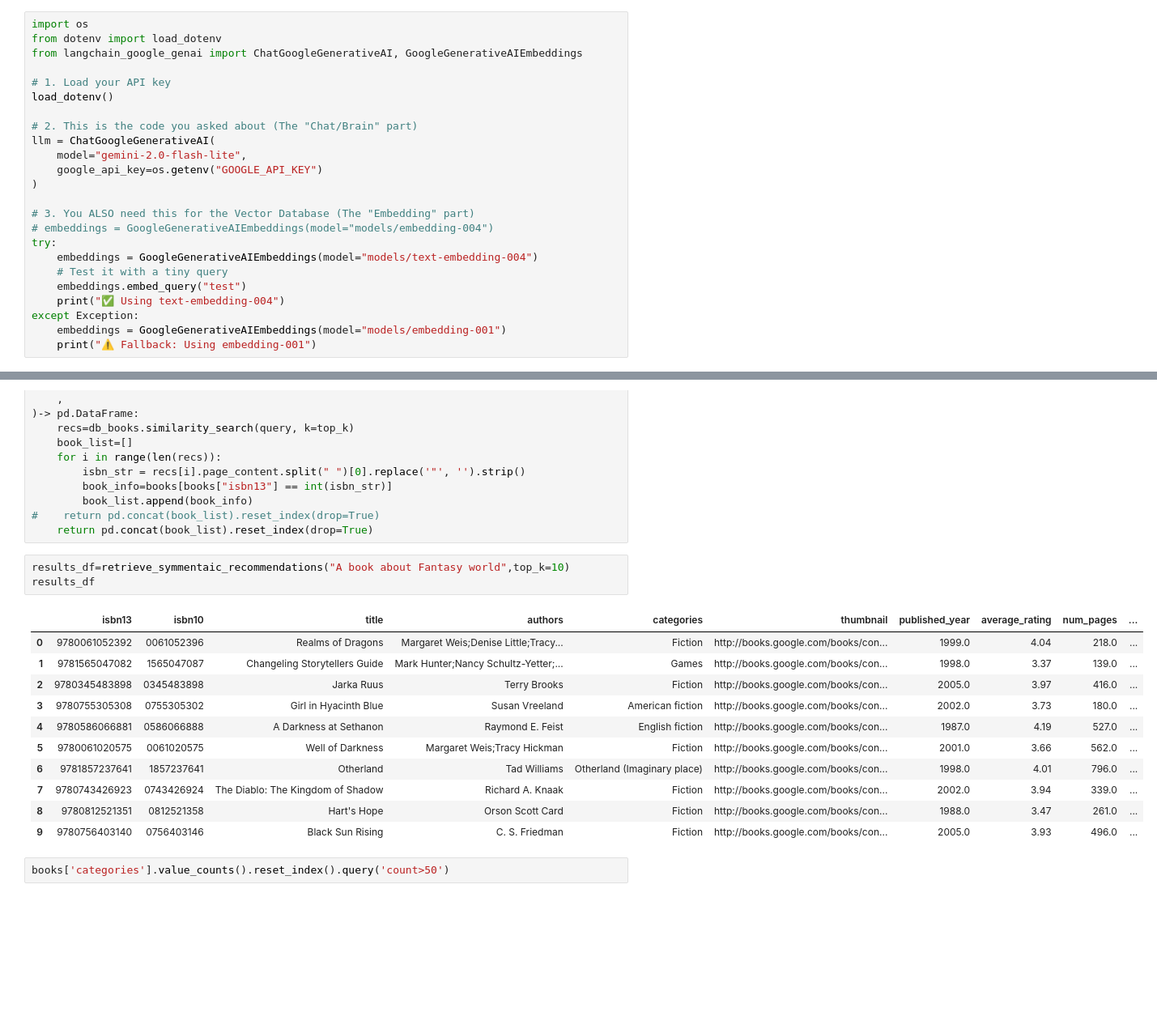
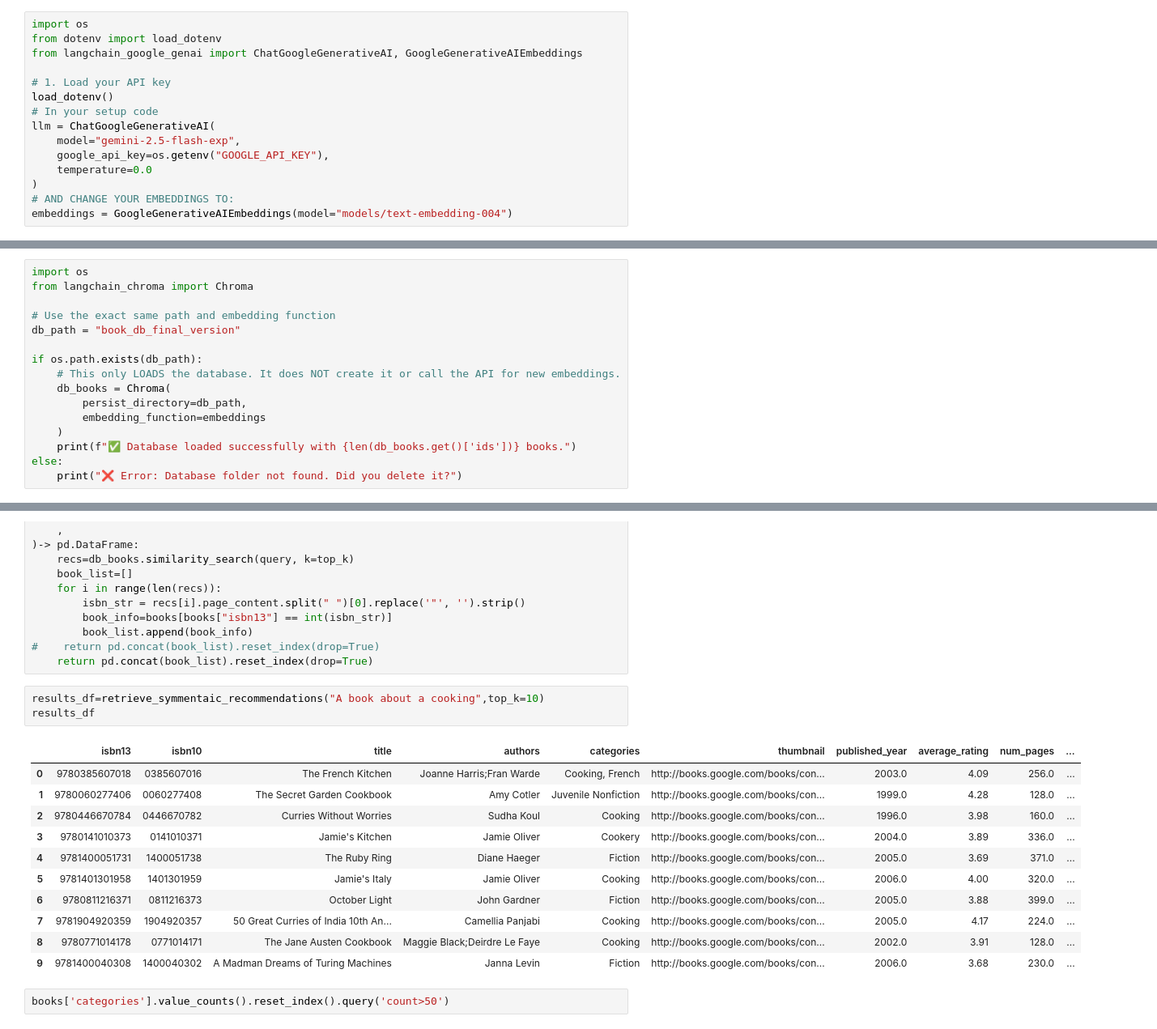
Before and after one commit to Anurag20075/book-recommender, a Jupyter notebook: vector_Search.ipynb, the cells around one changed output, grey strips where cells are left out. Shown at 81% size. Drawn from its saved outputs; the diff is of its cells as text; blank space fills up the shorter version.

```diff
--- a/vector_Search.ipynb
+++ b/vector_Search.ipynb
@@ -10,20 +10,11 @@ from langchain_google_genai import ChatGoogleGenerativeAI, GoogleGenerativeAIEmb
 
 # 1. Load your API key
 load_dotenv()
-
-# 2. This is the code you asked about (The "Chat/Brain" part)
+# In your setup code
 llm = ChatGoogleGenerativeAI(
-    model="gemini-2.0-flash-lite",
-    google_api_key=os.getenv("GOOGLE_API_KEY")
+    model="gemini-2.5-flash-exp",
+    google_api_key=os.getenv("GOOGLE_API_KEY"),
+    temperature=0.0
 )
-
-# 3. You ALSO need this for the Vector Database (The "Embedding" part)
-# embeddings = GoogleGenerativeAIEmbeddings(model="models/embedding-004")
-try:
-    embeddings = GoogleGenerativeAIEmbeddings(model="models/text-embedding-004")
-    # Test it with a tiny query
-    embeddings.embed_query("test")
-    print("✅ Using text-embedding-004")
-except Exception:
-    embeddings = GoogleGenerativeAIEmbeddings(model="models/embedding-001")
-    print("⚠️ Fallback: Using embedding-001")
+# AND CHANGE YOUR EMBEDDINGS TO:
+embeddings = GoogleGenerativeAIEmbeddings(model="models/text-embedding-004")
@@ -118,3 +107,19 @@ Starting initial ingestion...
 ✅ Progress: 2880 books stored.
 ✅ Progress: 2920 books stored.
 ✅ Progress: 2941 books stored.
+# %%
+import os
+from langchain_chroma import Chroma
+
+# Use the exact same path and embedding function
+db_path = "book_db_final_version"
+
+if os.path.exists(db_path):
+    # This only LOADS the database. It does NOT create it or call the API for new embeddings.
+    db_books = Chroma(
+        persist_directory=db_path,
+        embedding_function=embeddings
+    )
+    print(f"✅ Database loaded successfully with {len(db_books.get()['ids'])} books.")
+else:
+    print("❌ Error: Database folder not found. Did you delete it?")
@@ -145,20 +154,20 @@ def retrieve_symmentaic_recommendations(
 #    return pd.concat(book_list).reset_index(drop=True)
     return pd.concat(book_list).reset_index(drop=True)
 # %%
-results_df=retrieve_symmentaic_recommendations("A book about Fantasy world",top_k=10)
+results_df=retrieve_symmentaic_recommendations("A book about a cooking",top_k=10)
 results_df
 # %% [output]
 |  | isbn13 | isbn10 | title | authors | categories | thumbnail | published_year | average_rating | num_pages | ... |
-| 0 | 9780061052392 | 0061052396 | Realms of Dragons | Margaret Weis;Denise Little;Tracy... | Fiction | http://books.google.com/books/con... | 1999.0 | 4.04 | 218.0 | ... |
-| 1 | 9781565047082 | 1565047087 | Changeling Storytellers Guide | Mark Hunter;Nancy Schultz-Yetter;... | Games | http://books.google.com/books/con... | 1998.0 | 3.37 | 139.0 | ... |
-| 2 | 9780345483898 | 0345483898 | Jarka Ruus | Terry Brooks | Fiction | http://books.google.com/books/con... | 2005.0 | 3.97 | 416.0 | ... |
-| 3 | 9780755305308 | 0755305302 | Girl in Hyacinth Blue | Susan Vreeland | American fiction | http://books.google.com/books/con... | 2002.0 | 3.73 | 180.0 | ... |
-| 4 | 9780586066881 | 0586066888 | A Darkness at Sethanon | Raymond E. Feist | English fiction | http://books.google.com/books/con... | 1987.0 | 4.19 | 527.0 | ... |
-| 5 | 9780061020575 | 0061020575 | Well of Darkness | Margaret Weis;Tracy Hickman | Fiction | http://books.google.com/books/con... | 2001.0 | 3.66 | 562.0 | ... |
-| 6 | 9781857237641 | 1857237641 | Otherland | Tad Williams | Otherland (Imaginary place) | http://books.google.com/books/con... | 1998.0 | 4.01 | 796.0 | ... |
-| 7 | 9780743426923 | 0743426924 | The Diablo: The Kingdom of Shadow | Richard A. Knaak | Fiction | http://books.google.com/books/con... | 2002.0 | 3.94 | 339.0 | ... |
-| 8 | 9780812521351 | 0812521358 | Hart's Hope | Orson Scott Card | Fiction | http://books.google.com/books/con... | 1988.0 | 3.47 | 261.0 | ... |
-| 9 | 9780756403140 | 0756403146 | Black Sun Rising | C. S. Friedman | Fiction | http://books.google.com/books/con... | 2005.0 | 3.93 | 496.0 | ... |
+| 0 | 9780385607018 | 0385607016 | The French Kitchen | Joanne Harris;Fran Warde | Cooking, French | http://books.google.com/books/con... | 2003.0 | 4.09 | 256.0 | ... |
+| 1 | 9780060277406 | 0060277408 | The Secret Garden Cookbook | Amy Cotler | Juvenile Nonfiction | http://books.google.com/books/con... | 1999.0 | 4.28 | 128.0 | ... |
+| 2 | 9780446670784 | 0446670782 | Curries Without Worries | Sudha Koul | Cooking | http://books.google.com/books/con... | 1996.0 | 3.98 | 160.0 | ... |
+| 3 | 9780141010373 | 0141010371 | Jamie's Kitchen | Jamie Oliver | Cookery | http://books.google.com/books/con... | 2004.0 | 3.89 | 336.0 | ... |
+| 4 | 9781400051731 | 1400051738 | The Ruby Ring | Diane Haeger | Fiction | http://books.google.com/books/con... | 2005.0 | 3.69 | 371.0 | ... |
+| 5 | 9781401301958 | 1401301959 | Jamie's Italy | Jamie Oliver | Cooking | http://books.google.com/books/con... | 2006.0 | 4.00 | 320.0 | ... |
+| 6 | 9780811216371 | 0811216373 | October Light | John Gardner | Fiction | http://books.google.com/books/con... | 2005.0 | 3.88 | 399.0 | ... |
+| 7 | 9781904920359 | 1904920357 | 50 Great Curries of India 10th An... | Camellia Panjabi | Cooking | http://books.google.com/books/con... | 2005.0 | 4.17 | 224.0 | ... |
+| 8 | 9780771014178 | 0771014171 | The Jane Austen Cookbook | Maggie Black;Deirdre Le Faye | Cooking | http://books.google.com/books/con... | 2002.0 | 3.91 | 128.0 | ... |
+| 9 | 9781400040308 | 1400040302 | A Madman Dreams of Turing Machines | Janna Levin | Fiction | http://books.google.com/books/con... | 2006.0 | 3.68 | 230.0 | ... |
 # %%
 books['categories'].value_counts().reset_index().query('count>50')
 # %% [output]
```
Also changed, not shown: parts of 15 cells of this notebook, 4 other files.
